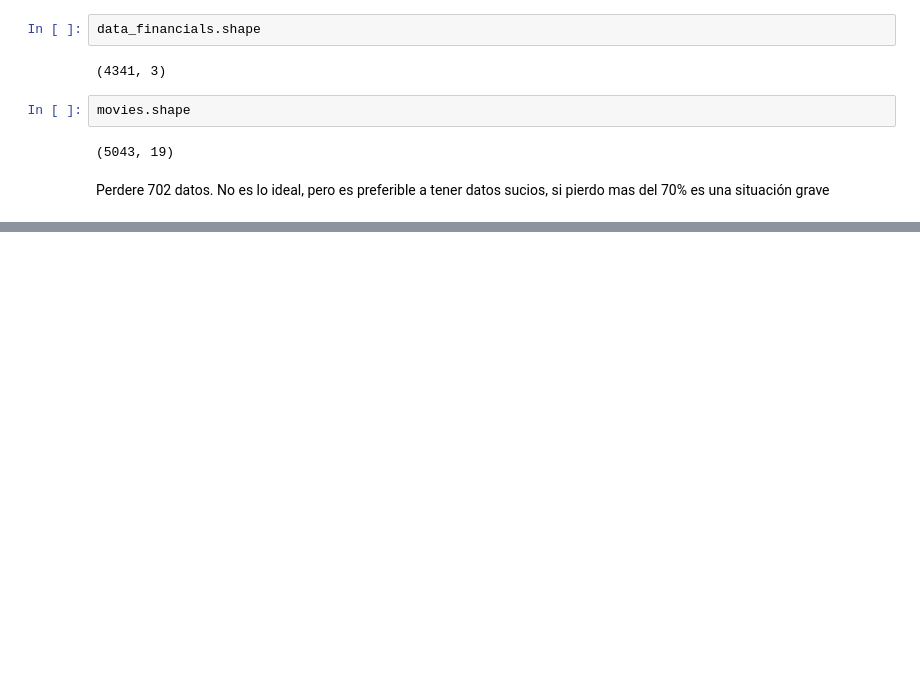
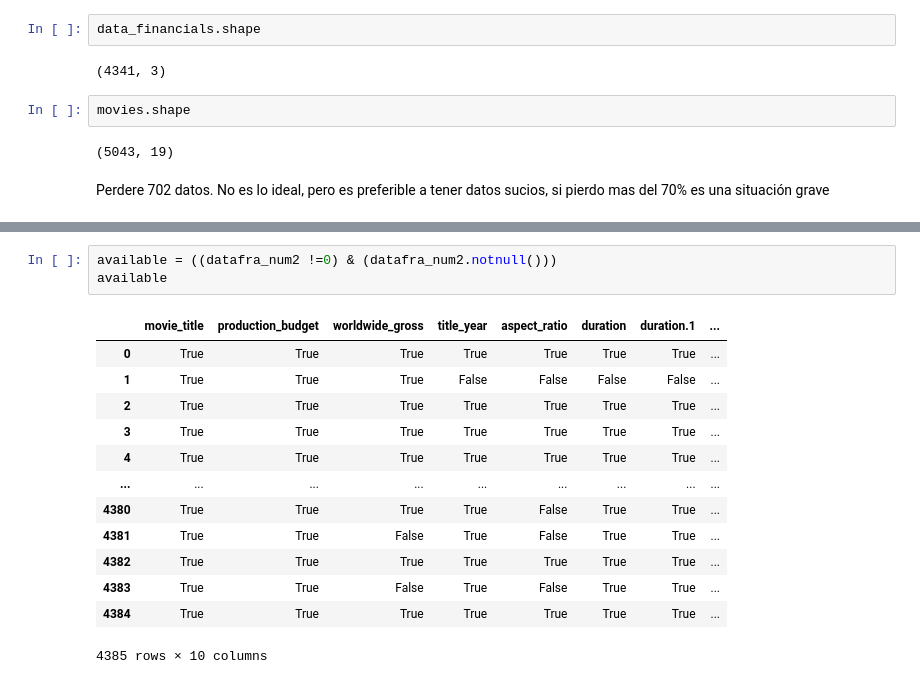
Before and after one commit to Kaiziferr/MachineLearningAplicate, a Jupyter notebook: Untitled.ipynb, the cells around one changed output, grey strips where cells are left out. Drawn from its saved outputs; the diff is of its cells as text; blank space fills up the shorter version.

```diff
--- a/Untitled.ipynb
+++ b/Untitled.ipynb
@@ -436,0 +452,17 @@ ValueError: The column label 'movie_title' is not unique.
+# %%
+available = ((datafra_num2 !=0) & (datafra_num2.notnull()))
+available
+# %% [output]
+|  | movie_title | production_budget | worldwide_gross | title_year | aspect_ratio | duration | duration.1 | ... |
+| 0 | True | True | True | True | True | True | True | ... |
+| 1 | True | True | True | False | False | False | False | ... |
+| 2 | True | True | True | True | True | True | True | ... |
+| 3 | True | True | True | True | True | True | True | ... |
+| 4 | True | True | True | True | True | True | True | ... |
+| ... | ... | ... | ... | ... | ... | ... | ... | ... |
+| 4380 | True | True | True | True | False | True | True | ... |
+| 4381 | True | True | False | True | False | True | True | ... |
+| 4382 | True | True | True | True | True | True | True | ... |
+| 4383 | True | True | False | True | False | True | True | ... |
+| 4384 | True | True | True | True | True | True | True | ... |
+4385 rows × 10 columns
```
Also changed, not shown: parts of 36 cells of this notebook, 1 other file.
